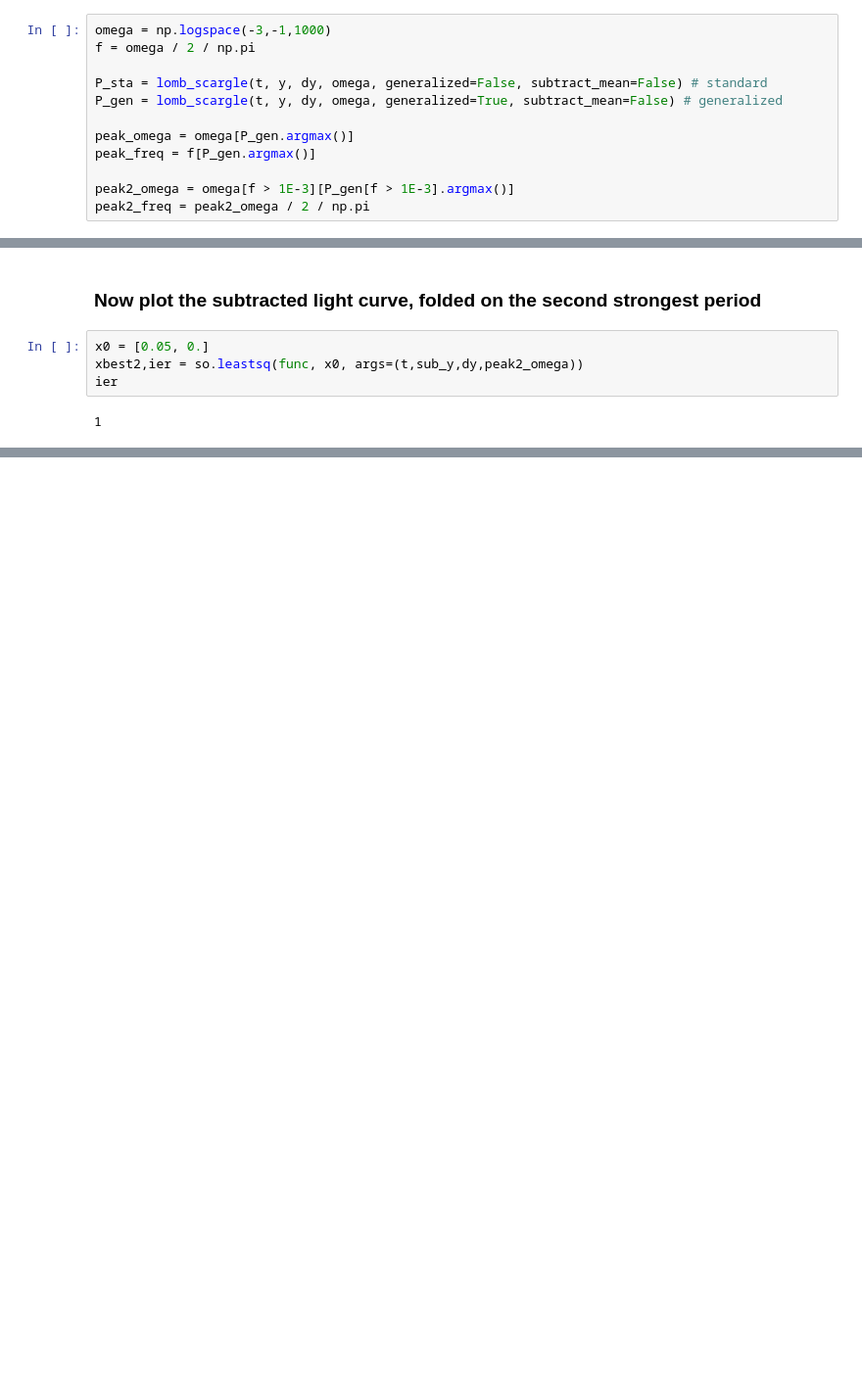
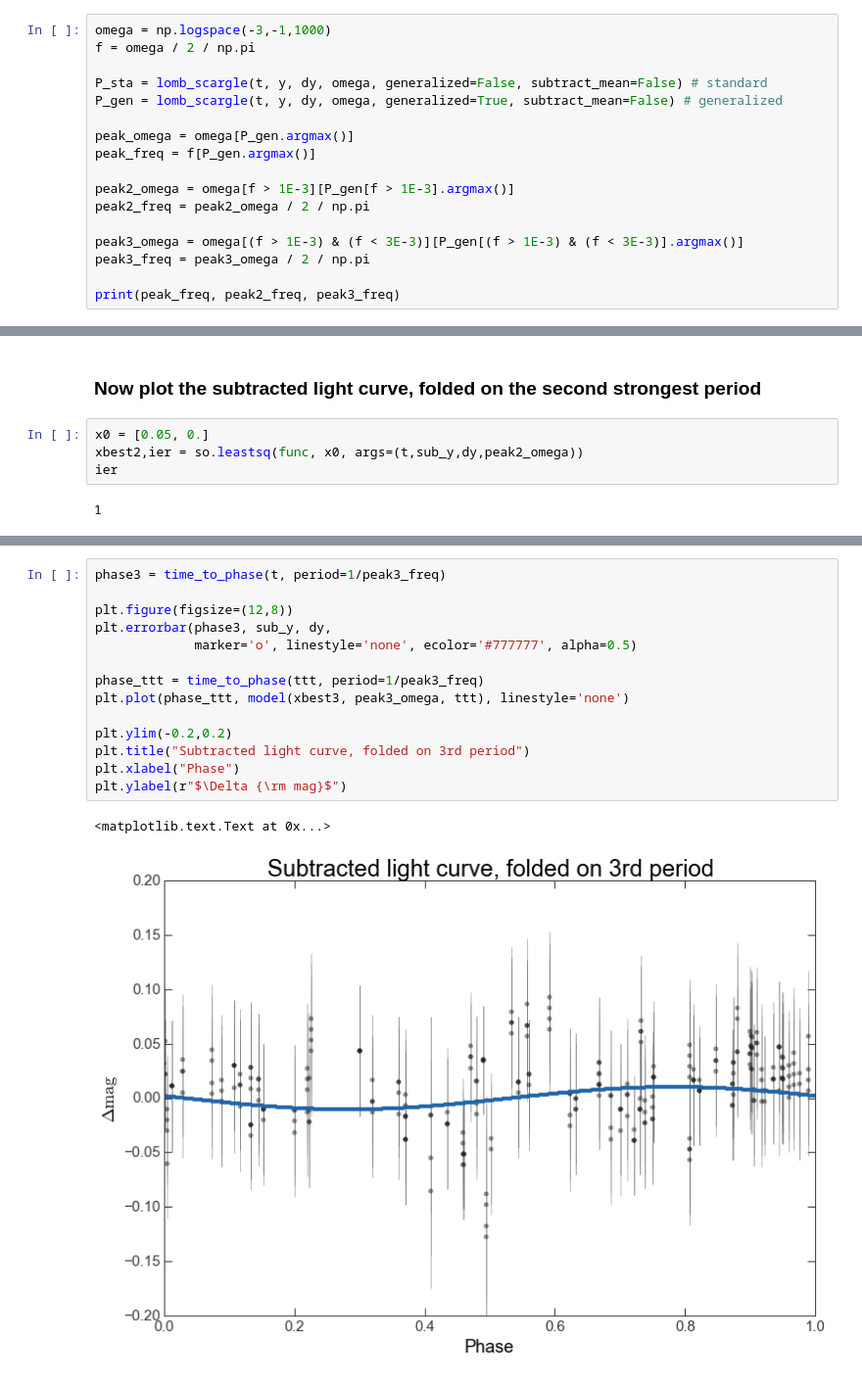
Before and after one commit to adrn/PG1302, a Jupyter notebook: PG 1302.ipynb, the cells around one changed output, grey strips where cells are left out. Shown at 98% size. Cells and saved outputs as stored; diff of their text form; blank space fills up the shorter version.

```diff
--- a/PG 1302.ipynb
+++ b/PG 1302.ipynb
@@ -88,3 +88,8 @@ peak_freq = f[P_gen.argmax()]
 
 peak2_omega = omega[f > 1E-3][P_gen[f > 1E-3].argmax()]
 peak2_freq = peak2_omega / 2 / np.pi
+
+peak3_omega = omega[(f > 1E-3) & (f < 3E-3)][P_gen[(f > 1E-3) & (f < 3E-3)].argmax()]
+peak3_freq = peak3_omega / 2 / np.pi
+
+print(peak_freq, peak2_freq, peak3_freq)
@@ -254,0 +271,17 @@ plt.ylabel(r"$\Delta {\rm mag}$")
+# %%
+phase3 = time_to_phase(t, period=1/peak3_freq)
+
+plt.figure(figsize=(12,8))
+plt.errorbar(phase3, sub_y, dy,
+             marker='o', linestyle='none', ecolor='#777777', alpha=0.5)
+
+phase_ttt = time_to_phase(ttt, period=1/peak3_freq)
+plt.plot(phase_ttt, model(xbest3, peak3_omega, ttt), linestyle='none')
+
+plt.ylim(-0.2,0.2)
+plt.title("Subtracted light curve, folded on 3rd period")
+plt.xlabel("Phase")
+plt.ylabel(r"$\Delta {\rm mag}$")
+# %% [output]
+<matplotlib.text.Text at 0x...>
+[figure, added]
```
Also changed, not shown: parts of 6 cells of this notebook.
